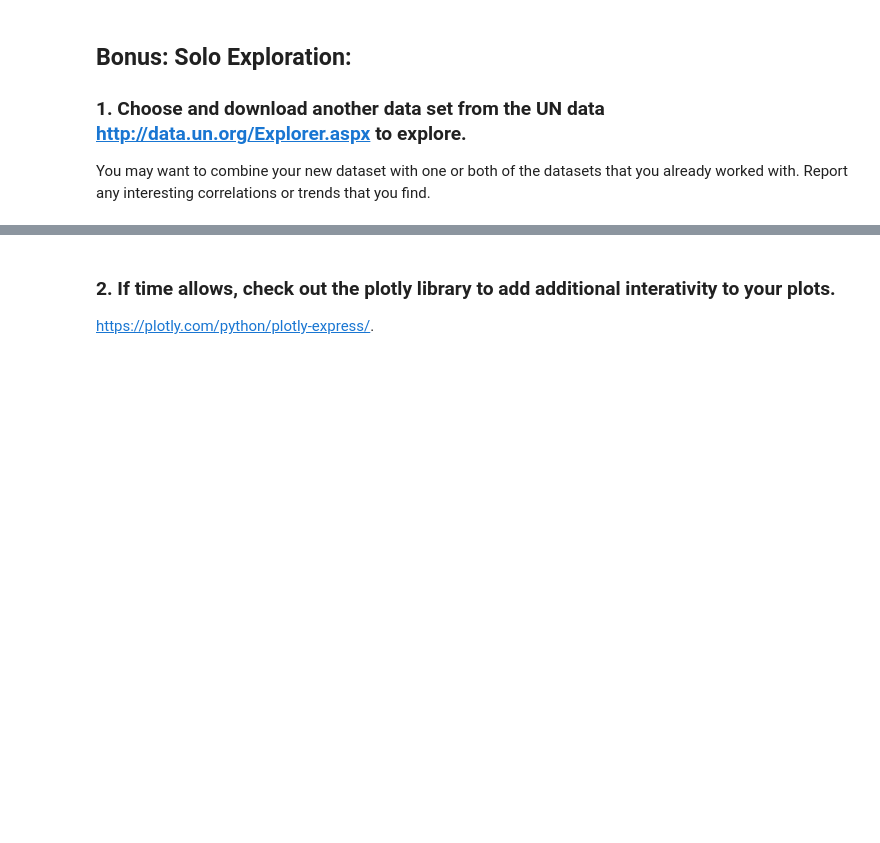
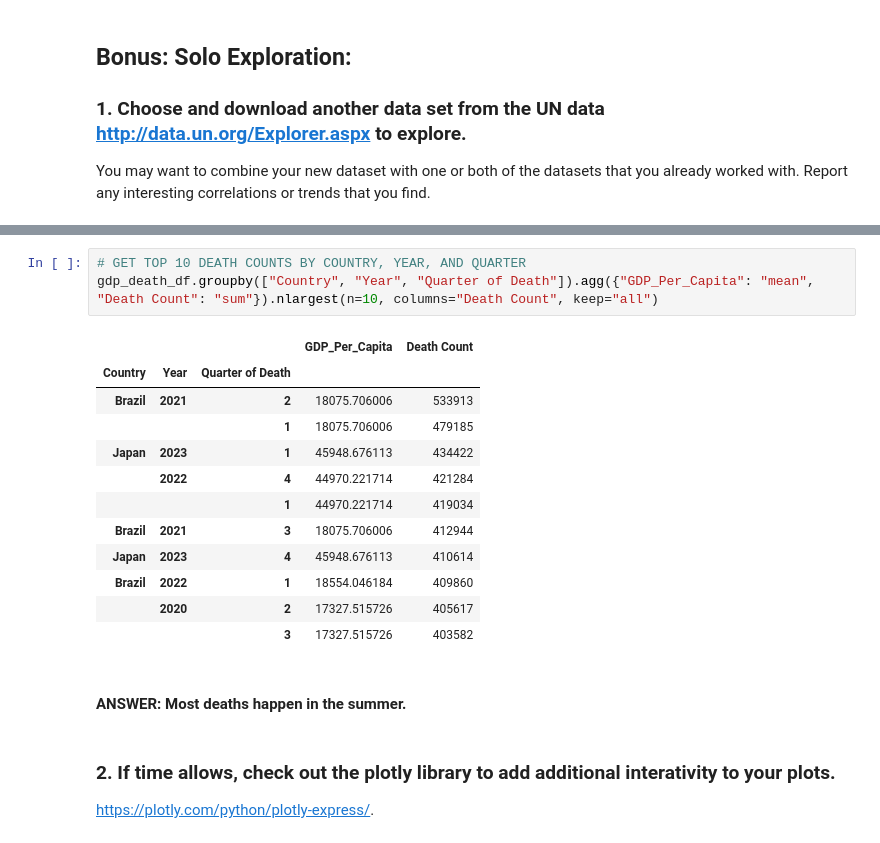
Before and after one commit to nss-data-science-cohort-9/un-exploration-shannequin, a Jupyter notebook: notebooks/UN_Data_Exploration.ipynb, the cells around one changed output, grey strips where cells are left out. Cells and saved outputs as stored; diff of their text form; blank space fills up the shorter version.

```diff
--- a/notebooks/UN_Data_Exploration.ipynb
+++ b/notebooks/UN_Data_Exploration.ipynb
@@ -615,3 +666,21 @@ _IncompleteInputError: incomplete input (2003687980.py, line 2)
+# %%
+# GET TOP 10 DEATH COUNTS BY COUNTRY, YEAR, AND QUARTER
+gdp_death_df.groupby(["Country", "Year", "Quarter of Death"]).agg({"GDP_Per_Capita": "mean", "Death Count": "sum"}).nlargest(n=10, columns="Death Count", keep="all")
+# %% [output]
+|  |  |  | GDP_Per_Capita | Death Count |
+| Country | Year | Quarter of Death |  |  |
+| Brazil | 2021 | 2 | 18075.706006 | 533913 |
+|  |  | 1 | 18075.706006 | 479185 |
+| Japan | 2023 | 1 | 45948.676113 | 434422 |
+|  | 2022 | 4 | 44970.221714 | 421284 |
+|  |  | 1 | 44970.221714 | 419034 |
+| Brazil | 2021 | 3 | 18075.706006 | 412944 |
+| Japan | 2023 | 4 | 45948.676113 | 410614 |
+| Brazil | 2022 | 1 | 18554.046184 | 409860 |
+|  | 2020 | 2 | 17327.515726 | 405617 |
+|  |  | 3 | 17327.515726 | 403582 |
+# %% [markdown]
+#### ANSWER: Most deaths happen in the summer.
 # %% [markdown]
 ### 2. If time allows, check out the plotly library to add additional interativity to your plots.
 https://plotly.com/python/plotly-express/.
```
Also changed, not shown: parts of 40 cells of this notebook.
